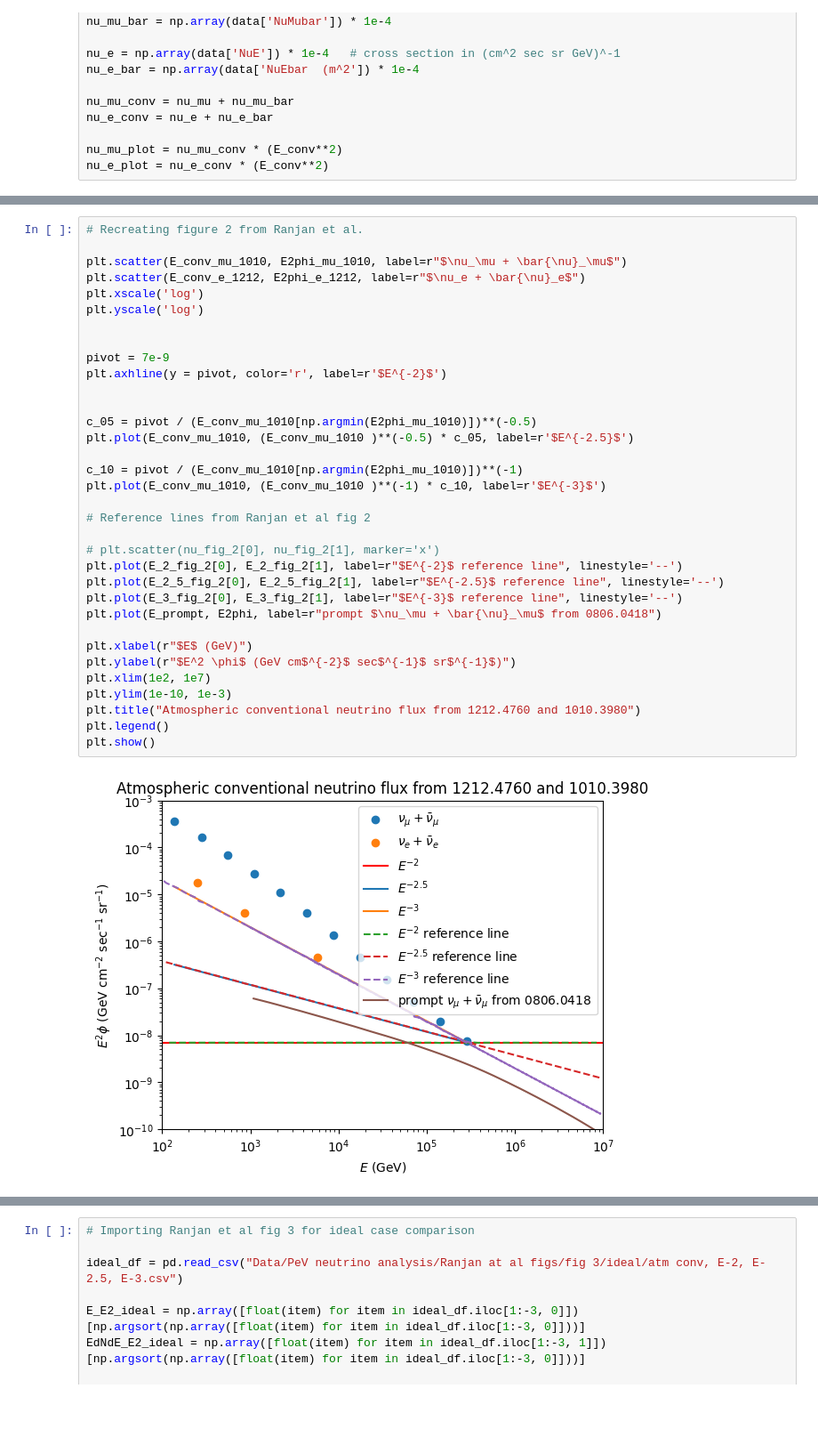
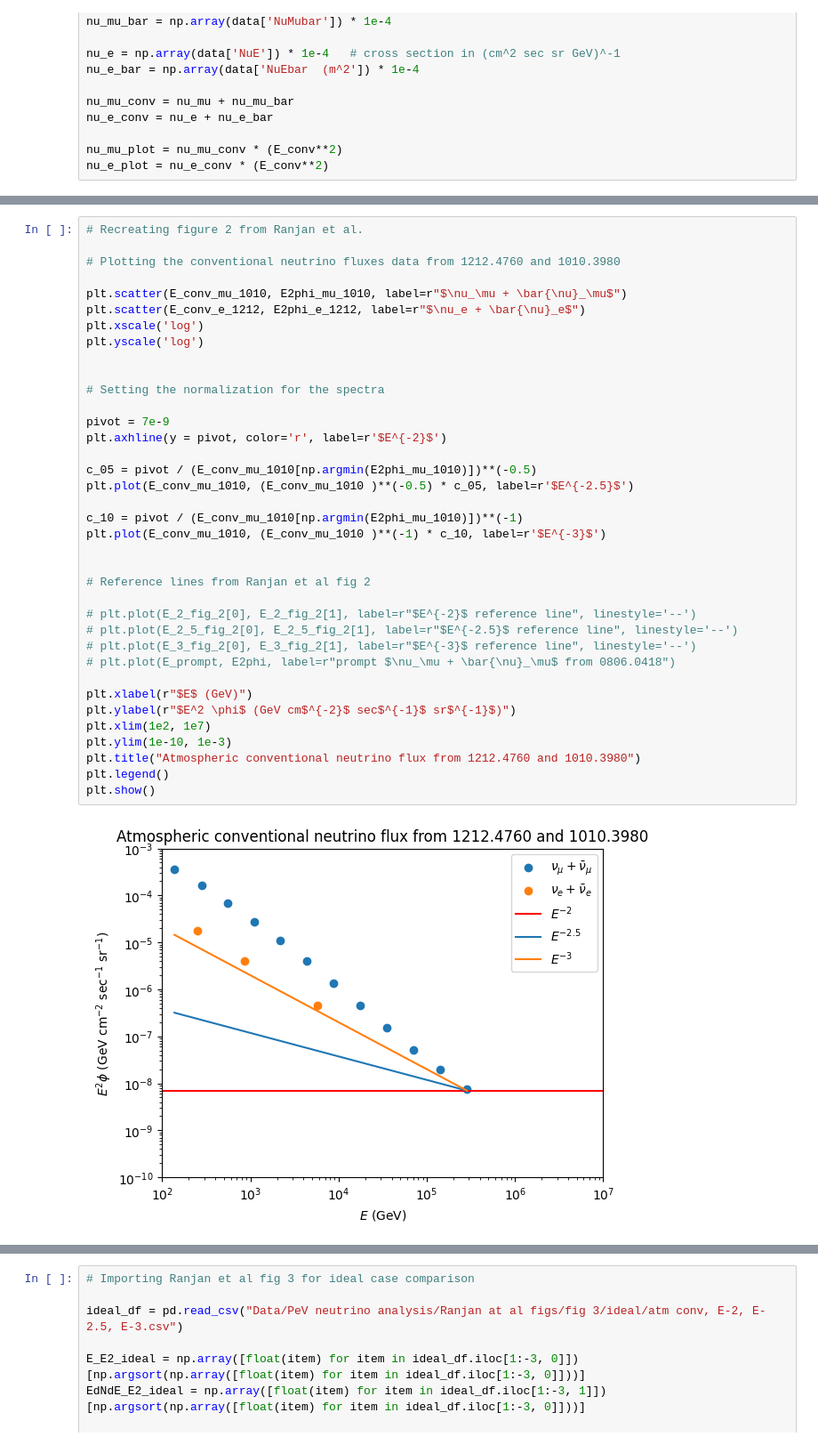
Before and after one commit to Booritth-Balaji/Neutrino-Research-Thesis, a Jupyter notebook: graph.ipynb, the cells around one changed output, grey strips where cells are left out. Shown at 89% size. Saved outputs shown, nothing was run; the diff lists cells and outputs as text; blank space fills up the shorter version.

```diff
--- a/graph.ipynb
+++ b/graph.ipynb
@@ -150,37 +130,40 @@ E_2_5_fig_2 = pd.read_csv("Data/PeV neutrino analysis/Ranjan at al figs/fig 2/E-
 E_3_fig_2 = pd.read_csv("Data/PeV neutrino analysis/Ranjan at al figs/fig 2/E-3.csv", header=None)
 # %%
 # Recreating figure 2 from Ranjan et al.
+
+# Plotting the conventional neutrino fluxes data from 1212.4760 and 1010.3980
 
 plt.scatter(E_conv_mu_1010, E2phi_mu_1010, label=r"$\nu_\mu + \bar{\nu}_\mu$")
 plt.scatter(E_conv_e_1212, E2phi_e_1212, label=r"$\nu_e + \bar{\nu}_e$")
 plt.xscale('log')
 plt.yscale('log')
 
 
+# Setting the normalization for the spectra
+
 pivot = 7e-9
 plt.axhline(y = pivot, color='r', label=r'$E^{-2}$')
-
 
 c_05 = pivot / (E_conv_mu_1010[np.argmin(E2phi_mu_1010)])**(-0.5)
 plt.plot(E_conv_mu_1010, (E_conv_mu_1010 )**(-0.5) * c_05, label=r'$E^{-2.5}$')
 
 c_10 = pivot / (E_conv_mu_1010[np.argmin(E2phi_mu_1010)])**(-1)
 plt.plot(E_conv_mu_1010, (E_conv_mu_1010 )**(-1) * c_10, label=r'$E^{-3}$')
 
+
 # Reference lines from Ranjan et al fig 2
 
-# plt.scatter(nu_fig_2[0], nu_fig_2[1], marker='x')
-plt.plot(E_2_fig_2[0], E_2_fig_2[1], label=r"$E^{-2}$ reference line", linestyle='--')
-plt.plot(E_2_5_fig_2[0], E_2_5_fig_2[1], label=r"$E^{-2.5}$ reference line", linestyle='--')
-plt.plot(E_3_fig_2[0], E_3_fig_2[1], label=r"$E^{-3}$ reference line", linestyle='--')
-plt.plot(E_prompt, E2phi, label=r"prompt $\nu_\mu + \bar{\nu}_\mu$ from 0806.0418")
+# plt.plot(E_2_fig_2[0], E_2_fig_2[1], label=r"$E^{-2}$ reference line", linestyle='--')
+# plt.plot(E_2_5_fig_2[0], E_2_5_fig_2[1], label=r"$E^{-2.5}$ reference line", linestyle='--')
+# plt.plot(E_3_fig_2[0], E_3_fig_2[1], label=r"$E^{-3}$ reference line", linestyle='--')
+# plt.plot(E_prompt, E2phi, label=r"prompt $\nu_\mu + \bar{\nu}_\mu$ from 0806.0418")
 
 plt.xlabel(r"$E$ (GeV)")
 plt.ylabel(r"$E^2 \phi$ (GeV cm$^{-2}$ sec$^{-1}$ sr$^{-1}$)")
 plt.xlim(1e2, 1e7)
 plt.ylim(1e-10, 1e-3)
 plt.title("Atmospheric conventional neutrino flux from 1212.4760 and 1010.3980")
 plt.legend()
 plt.show()
 # %% [output]
-[figure, old version]
+[figure, new version]
```
Also changed, not shown: parts of 29 cells of this notebook, 4 other files.
